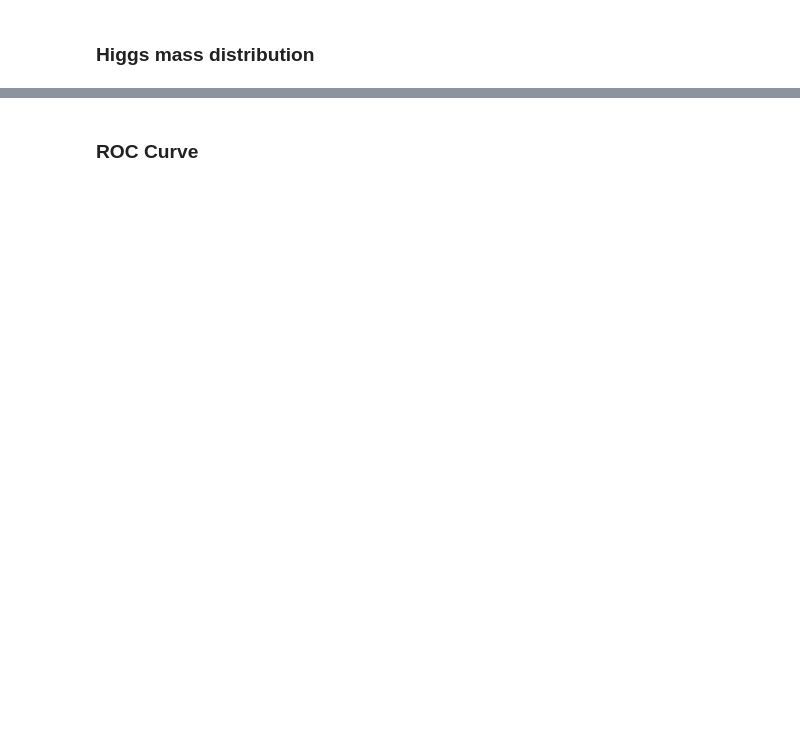
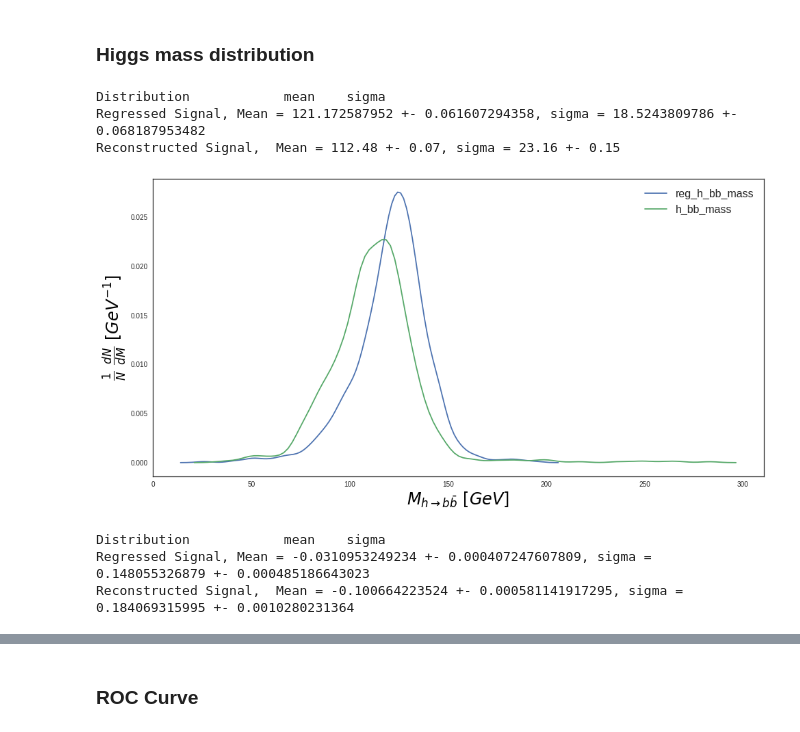
Before and after one commit to SrGonao/estagio2, a Jupyter notebook: B_Reg_App.ipynb, the cells around one changed output, grey strips where cells are left out. Drawn from its saved outputs; the diff is of its cells as text; code cells hidden in the pictures; blank space fills up the shorter version.

```diff
--- a/B_Reg_App.ipynb
+++ b/B_Reg_App.ipynb
@@ -861,7 +859,7 @@ for n, feature in enumerate(regTargetFeatures):
 # %% [markdown]
 ### Higgs mass distribution
 # %%
-xPlot = np.linspace(0, 300, 300)[:, np.newaxis]
+
 bootReg = []
 meanBootReg = []
 stdevBootReg = []
@@ -869,9 +867,6 @@ for i in range(100):
     points = np.random.choice(valData[sig]['reg_h_bb_mass'].values, len(valData[sig]), replace=True)
     meanBootReg.append(points.mean())
     stdevBootReg.append(points.std())
-    kde = sm.nonparametric.KDEUnivariate(points)
-    kde.fit()
-    bootReg.append([kde.evaluate(x) for x in xPlot])
 meanReg = (np.mean(meanBootReg), np.std(meanBootReg)/math.sqrt(len(meanBootReg)))
 stdevReg = (np.mean(stdevBootReg), np.std(stdevBootReg)/math.sqrt(len(stdevBootReg)))
 bootReco = []
@@ -881,29 +876,27 @@ for i in range(100):
     points = np.random.choice(valData[sig]['h_bb_mass'].values, len(valData[sig]), replace=True)
     meanBootReco.append(points.mean())
     stdevBootReco.append(points.std())
-    kde = sm.nonparametric.KDEUnivariate(points)
-    kde.fit()
-    bootReco.append([kde.evaluate(x) for x in xPlot])
 meanReco = (np.mean(meanBootReco), np.std(meanBootReco)/math.sqrt(len(meanBootReco)))
 stdevReco = (np.mean(stdevBootReco), np.std(stdevBootReco)/math.sqrt(len(stdevBootReco)))
 print ("Distribution\t\tmean\tsigma")
 print ('Regressed Signal, Mean = {} +- {}, sigma = {} +- {}'.format(meanReg[0], meanReg[1], stdevReg[0], stdevReg[1]))
 print ('Reconstructed Signal,  Mean = {:.2f} +- {:.2f}, sigma = {:.2f} +- {:.2f}'.format(meanReco[0], meanReco[1], stdevReco[0], stdevReco[1]))
+# %% [output]
+Distribution            mean    sigma
+Regressed Signal, Mean = 121.172587952 +- 0.061607294358, sigma = 18.5243809786 +- 0.068187953482
+Reconstructed Signal,  Mean = 112.48 +- 0.07, sigma = 23.16 +- 0.15
 # %%
-hist_params = {'shade' : False}
+
 plt.figure(figsize=(16, 8))
-sns.tsplot(data=bootReco,
-          condition=r'Reconstructed Signal,  $\overline{M_{h\rightarrow b\bar{b}}}' + r' = {:.2f}\pm{:.2f}, \sigma = {:.1f}\pm{:.1f}$'.format(meanReco[0], meanReco[1], stdevReco[0], stdevReco[1]),
-          color='g')
-sns.tsplot(data=bootReg,
-          condition=r'Regressed Signal, $\overline{M_{h\rightarrow b\bar{b}}}' + r' = {:.3f}\pm{:.3f}, \sigma = {:.2f}\pm{:.2f}$'.format(meanReg[0], meanReg[1], stdevReg[0], stdevReg[1]),
-          color='m')
+sns.kdeplot(data=valData[sig]['reg_h_bb_mass'])
+sns.kdeplot(data=valData[sig]['h_bb_mass'])
 plt.legend(fontsize=16)
 plt.xlabel(r'$M_{h\rightarrow b\bar{b}}\ [GeV]$' , fontsize=24, color='black')
 plt.ylabel(r"$\frac{1}{N}\ \frac{dN}{d M}\ [GeV^{-1}]$", fontsize=24, color='black')
 plt.show()
+# %% [output]
+[figure, added]
 # %%
-xPlot = np.linspace(-0.5, 0.5, 500)[:, np.newaxis]
 bootReg = []
 meanBootReg = []
 stdevBootReg = []
@@ -911,9 +904,6 @@ for i in range(100):
     points = np.random.choice((valData[sig]['reg_h_bb_mass'].values-125)/125, len(valData[sig]), replace=True)
     meanBootReg.append(points.mean())
     stdevBootReg.append(points.std())
-    kde = sm.nonparametric.KDEUnivariate(points)
-    kde.fit()
-    bootReg.append([kde.evaluate(x) for x in xPlot])
 meanReg = (np.mean(meanBootReg), np.std(meanBootReg)/math.sqrt(len(meanBootReg)))
 stdevReg = (np.mean(stdevBootReg), np.std(stdevBootReg)/math.sqrt(len(stdevBootReg)))
 bootReco = []
@@ -923,14 +913,15 @@ for i in range(100):
     points = np.random.choice((valData[sig]['h_bb_mass'].values-125)/125, len(valData[sig]), replace=True)
     meanBootReco.append(points.mean())
     stdevBootReco.append(points.std())
-    kde = sm.nonparametric.KDEUnivariate(points)
-    kde.fit()
-    bootReco.append([kde.evaluate(x) for x in xPlot])
 meanReco = (np.mean(meanBootReco), np.std(meanBootReco)/math.sqrt(len(meanBootReco)))
 stdevReco = (np.mean(stdevBootReco), np.std(stdevBootReco)/math.sqrt(len(stdevBootReco)))
 print ("Distribution\t\tmean\tsigma")
 print ('Regressed Signal, Mean = {} +- {}, sigma = {} +- {}'.format(meanReg[0], meanReg[1], stdevReg[0], stdevReg[1]))
 print ('Reconstructed Signal,  Mean = {} +- {}, sigma = {} +- {}'.format(meanReco[0], meanReco[1], stdevReco[0], stdevReco[1]))
+# %% [output]
+Distribution            mean    sigma
+Regressed Signal, Mean = -0.0310953249234 +- 0.000407247607809, sigma = 0.148055326879 +- 0.000485186643023
+Reconstructed Signal,  Mean = -0.100664223524 +- 0.000581141917295, sigma = 0.184069315995 +- 0.0010280231364
 # %%
 hist_params = {'shade' : False}
 plt.figure(figsize=(16, 8))
```
Also changed, not shown: parts of 20 cells of this notebook.
